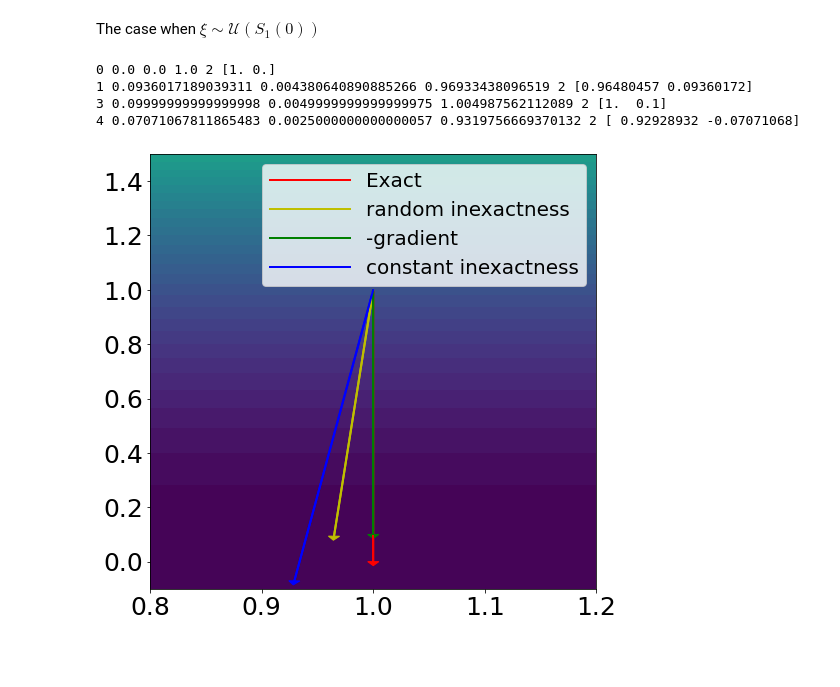
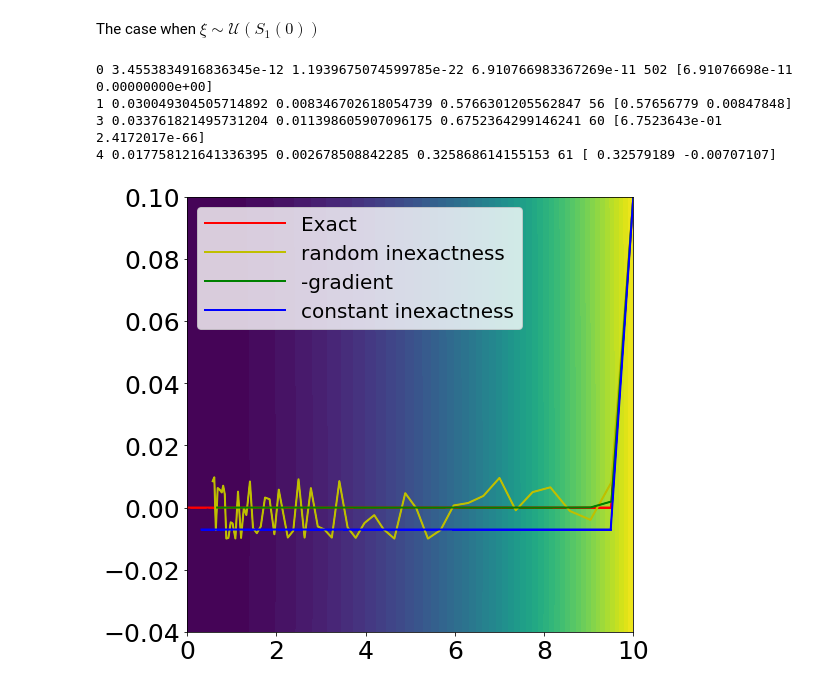
Before and after one commit to ASEDOS999/StopRulePL, a Jupyter notebook: exp2_qp.ipynb, the cells around one changed output. Drawn from its saved outputs; the diff is of its cells as text; code cells hidden in the pictures; blank space fills up the shorter version.

```diff
--- a/exp2_qp.ipynb
+++ b/exp2_qp.ipynb
@@ -169,7 +169,7 @@ jit_gradf = jax.jit(gradf)
 np.random.seed(1)
 n = 2
 k = 1
-d = np.array([0, 1])
+d = np.array([0.05, 1])
 A = np.diag(d)
 w = np.random.randn(n)
 # %%
@@ -196,6 +196,7 @@ np.random.seed(1)
 alpha = 1/L
 #alpha = 1e-1
 w = np.ones(n)
+w = np.array([10, 0.1])
 v = np.ones(n)
 Delta_list = [0, 1e-12]
 N = int(500)
@@ -210,7 +211,7 @@ method = GradientDescent(ConstantStepSize(alpha), name="Exact", save_iter=save_i
 x = method.solve(w, f, lambda w: gradf_inexact(w, gradf, Delta, 4, v=v), tol=tol, max_iter=N)
 print(Delta, np.linalg.norm(gradf(x)), f(x), np.linalg.norm(x), len(method.history), x)
 methods.append(method)
-Delta = 1e-1
+Delta = 1e-2
 grad_name = {1:"random inexactness",3:"-gradient",4:"constant inexactness",}
 for dtype in [1,3,4]:
     tol = np.sqrt(6)*Delta
@@ -219,45 +220,52 @@ for dtype in [1,3,4]:
     print(dtype, np.linalg.norm(gradf(x)), f(x), np.linalg.norm(x), len(method.history), x)
     methods.append(method)
 # %% [output]
-0 0.0 0.0 1.0 2 [1. 0.]
-1 0.0936017189039311 0.004380640890885266 0.96933438096519 2 [0.96480457 0.09360172]
-3 0.09999999999999998 0.0049999999999999975 1.004987562112089 2 [1.  0.1]
-4 0.07071067811865483 0.0025000000000000057 0.9319756669370132 2 [ 0.92928932 -0.07071068]
+0 3.4553834916836345e-12 1.1939675074599785e-22 6.910766983367269e-11 502 [6.91076698e-11 0.00000000e+00]
+1 0.030049304505714892 0.008346702618054739 0.5766301205562847 56 [0.57656779 0.00847848]
+3 0.033761821495731204 0.011398605907096175 0.6752364299146241 60 [6.7523643e-01 2.4172017e-66]
+4 0.017758121641336395 0.002678508842285 0.325868614155153 61 [ 0.32579189 -0.00707107]
 # %%
 %matplotlib inline
 l = 100
-x, y = np.mgrid[-l:l,
-                -l:l]
-x = x / 50
-y = y/50
-z = np.zeros((2*l, 2*l))
-for i in range(2*100):
-    for j in range(2*100):
+x, y = np.mgrid[0:l,
+                0:l]
+
+startx = 0
+endx = 10
+starty = -0.04
+endy = 0.1
+
+x = x * (endx-startx)/(l-1)+startx
+y = y * (endy-starty)/(l-1)+starty
+
+
+z = np.zeros((l, l))
+for i in range(100):
+    for j in range(100):
         z[i, j] = f(np.array([x[i, j], y[i, j]]))
-#z = np.log(z+1e-16)+16
 fig, ax = plt.subplots()
 ax.contourf(x, y, z, levels=50)
 
 
 color = ["r", "y", "green", "b"]
 for indm, method in enumerate(methods):
     xhistory = method.history
     x_list = np.array([x for x, _ in xhistory])
     plt.plot(x_list[:, 0], x_list[:, 1], color=color[indm], label=method.name)
     for ind in range(len(x_list)-1):
         x, y = x_list[ind, 0], x_list[ind,1]
         dx, dy = x_list[ind+1, 0] - x_list[ind, 0], x_list[ind+1,1] - x_list[ind,1]
-        if ind % 1 == 0:
-            head_width=0.01
+        if ind % 10 == 0:
+            head_width=0.0003
         else:
             head_width=0
-        ax.arrow(x, y, dx, dy, color=color[indm], head_width=head_width)
+        ax.arrow(x, y, dx, dy, color=color[indm], head_width=head_width, width=0.00003)
 plt.legend()
 fig.set_figwidth(8)    #  ширина и
 fig.set_figheight(8)    #  высота "Figure"
 
-plt.xlim(.8, 1.2)
-plt.ylim(-0.1, 1.5)
+plt.xlim(startx, endx)
+plt.ylim(starty, endy)
 plt.savefig(os.path.join(path_pics, "lines.png"))
 # %% [output]
-[figure, old version]
+[figure, new version]
```
Also changed, not shown: parts of 1 cell of this notebook, 4 other files.
